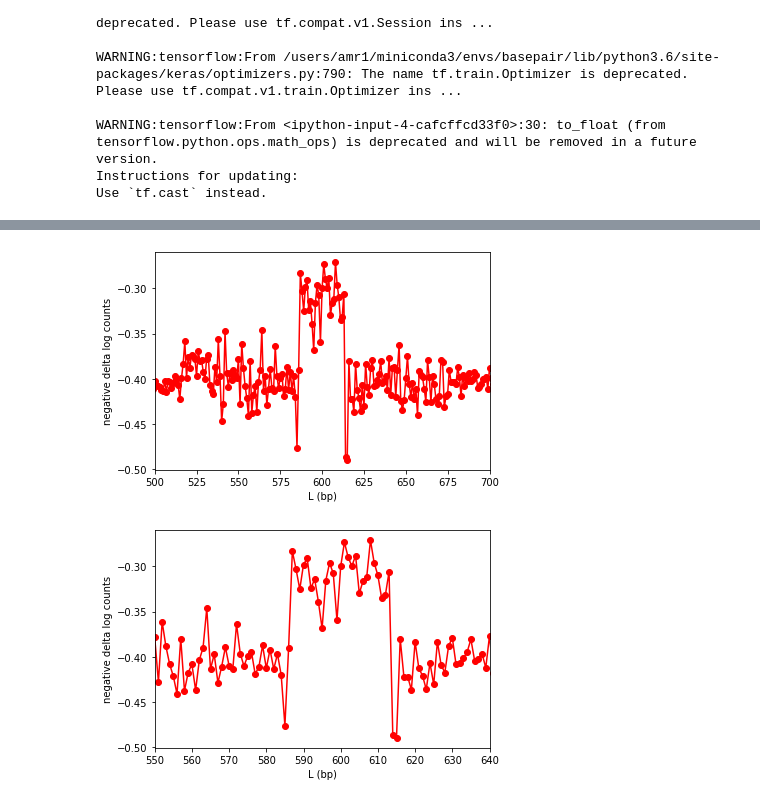
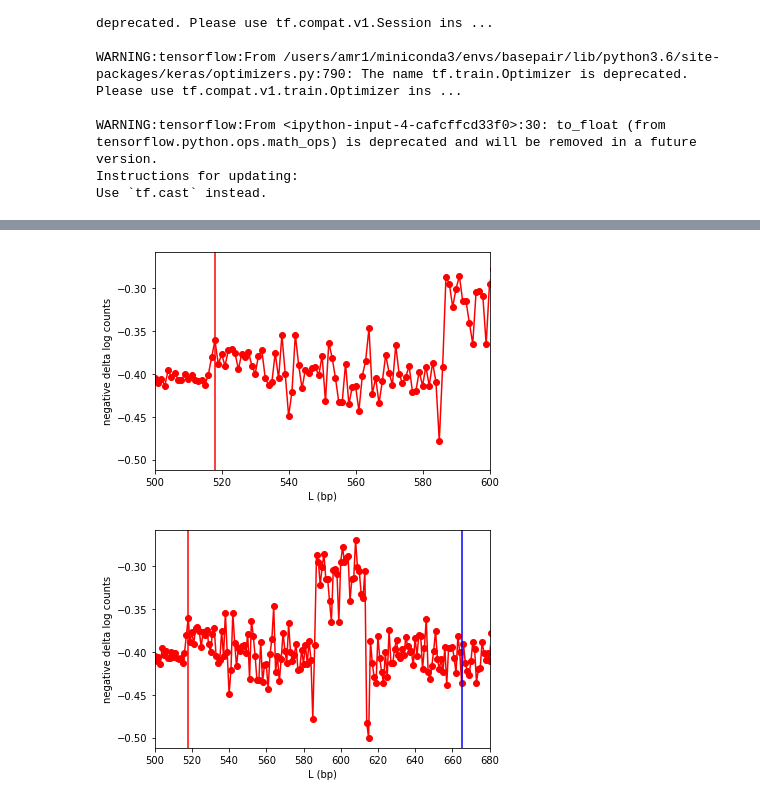
Before and after one commit to kundajelab/pho4, a Jupyter notebook: nucleosomes_widom601.ipynb, the cells around one changed output, grey strips where cells are left out. Cells and saved outputs as stored; diff of their text form; code cells hidden in the pictures.

```diff
--- a/nucleosomes_widom601.ipynb
+++ b/nucleosomes_widom601.ipynb
@@ -115,13 +115,14 @@ with CustomObjectScope({'MultichannelMultinomialNLL': MultichannelMultinomialNLL
 widom_seq = "CTGGAGAATCCCGGTCTGCAGGCCGCTCAATTGGTCGTAGACAGCTCTAGCACCGCTTAAACGCACGTACGCGCTGTCCCCCGCGTTTTAACCGCCAAGGGGATTACTCCCTAGTCTCCAGGCACGTGTCAGATATATACATCCTGT"
 yvals = []
 intervals = list(range(200,1000))
+loc = 665
 for pos in intervals:
     pre_seqs = []
     post_seqs = []
     for idx in indices:
         pre_seq = dinuc_shuffle(peaks[idx])
         intermediate = fill_into_pos(pre_seq, widom_seq, pos)
-        post_seq = fill_into_pos(intermediate, 'AGAACATCATGTTCT', 665)
+        post_seq = fill_into_pos(intermediate, 'AGAACATCATGTTCT', loc)
         pre_seqs.append(pre_seq)
         post_seqs.append(post_seq)
     pre = model.predict([getOneHot(pre_seqs), np.zeros((num_samples,)), np.zeros((num_samples,out_pred_len,2))])
@@ -156,22 +175,28 @@ plt.show()
 # %%
 smallFont = {'size' : 10}
 plt.rc('font', **smallFont)
 fig, ax = plt.subplots()
 ax.plot(intervals, yvals, marker="o", c="red")
-plt.xlim((500,700))
+plt.axvline(loc, color='blue')
+plt.axvline(loc-147, color='red')
+plt.axvline(loc+len('AGAACATCATGTTCT')+147, color='green')
+plt.xlim((500,600))
 plt.xlabel("L (bp)")
 plt.ylabel("negative delta log counts")
 plt.show()
 # %% [output]
-[figure, old version]
+[figure, new version]
 # %%
 smallFont = {'size' : 10}
 plt.rc('font', **smallFont)
 fig, ax = plt.subplots()
 ax.plot(intervals, yvals, marker="o", c="red")
-plt.xlim((550,640))
+plt.axvline(loc, color='blue')
+plt.axvline(loc-147, color='red')
+plt.axvline(loc+len('AGAACATCATGTTCT')+147, color='green')
+plt.xlim((500,680))
 plt.xlabel("L (bp)")
 plt.ylabel("negative delta log counts")
 plt.show()
 # %% [output]
-[figure, old version]
+[figure, new version]
```
Also changed, not shown: parts of 9 cells of this notebook.
